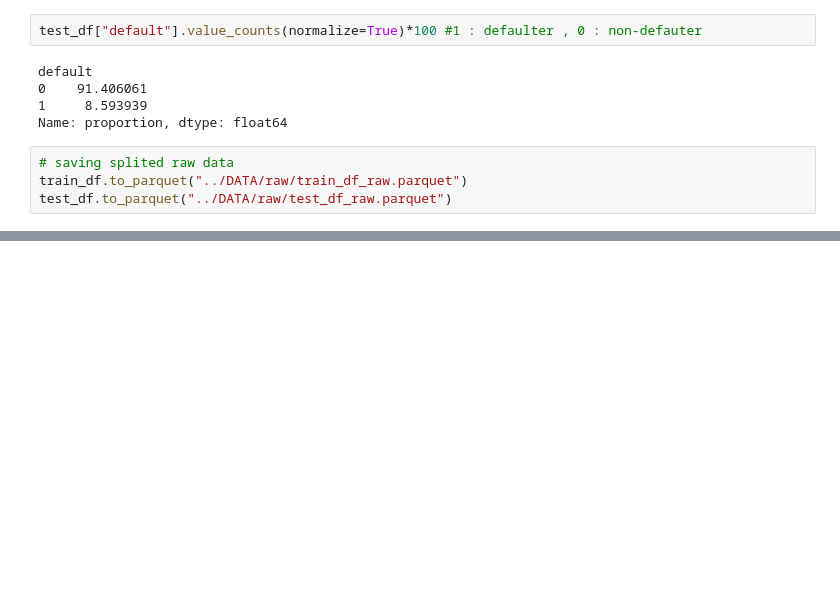
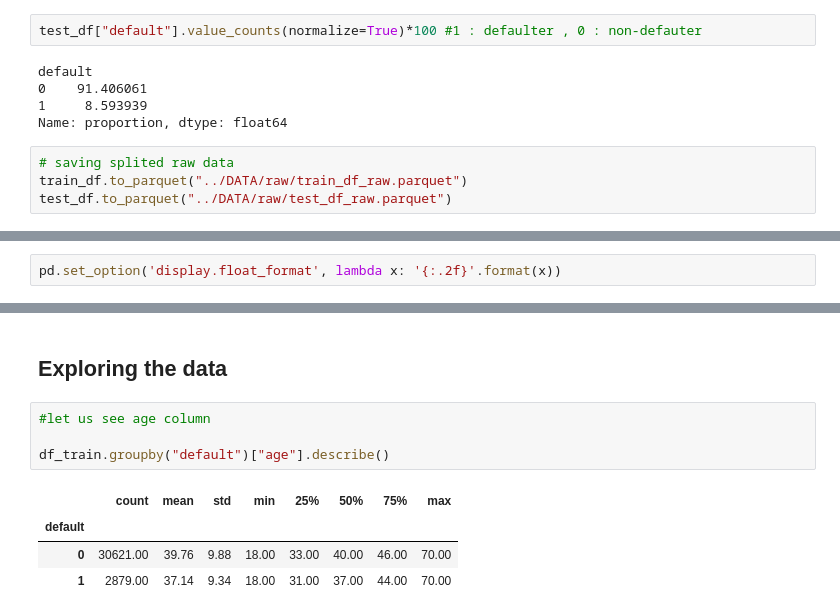
Before and after one commit to nabanita22/creditrisk_repo, a Jupyter notebook: notebooks/01_eda.ipynb, the cells around one changed output, grey strips where cells are left out. Saved outputs shown, nothing was run; the diff lists cells and outputs as text; blank space fills up the shorter version.

```diff
--- a/notebooks/01_eda.ipynb
+++ b/notebooks/01_eda.ipynb
@@ -121,0 +260,2 @@ test_df.to_parquet("../DATA/raw/test_df_raw.parquet")
+# %%
+pd.set_option('display.float_format', lambda x: '{:.2f}'.format(x))
@@ -121,0 +341,11 @@ test_df.to_parquet("../DATA/raw/test_df_raw.parquet")
+# %% [markdown]
+## Exploring the data
+# %%
+#let us see age column
+
+df_train.groupby("default")["age"].describe()
+# %% [output]
+|  | count | mean | std | min | 25% | 50% | 75% | max |
+| default |  |  |  |  |  |  |  |  |
+| 0 | 30621.00 | 39.76 | 9.88 | 18.00 | 33.00 | 40.00 | 46.00 | 70.00 |
+| 1 | 2879.00 | 37.14 | 9.34 | 18.00 | 31.00 | 37.00 | 44.00 | 70.00 |
```
Also changed, not shown: parts of 33 cells of this notebook, 3 other files.
